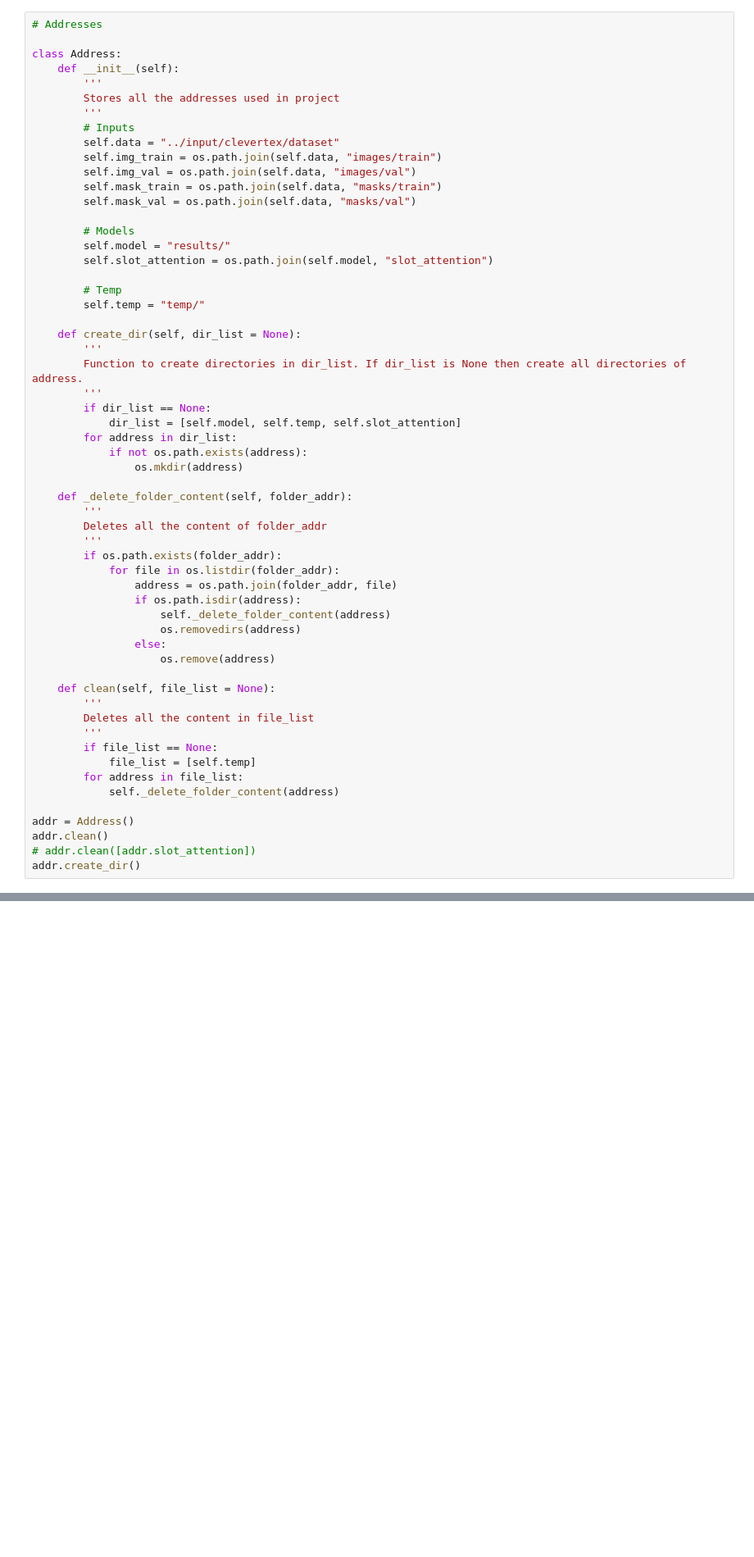
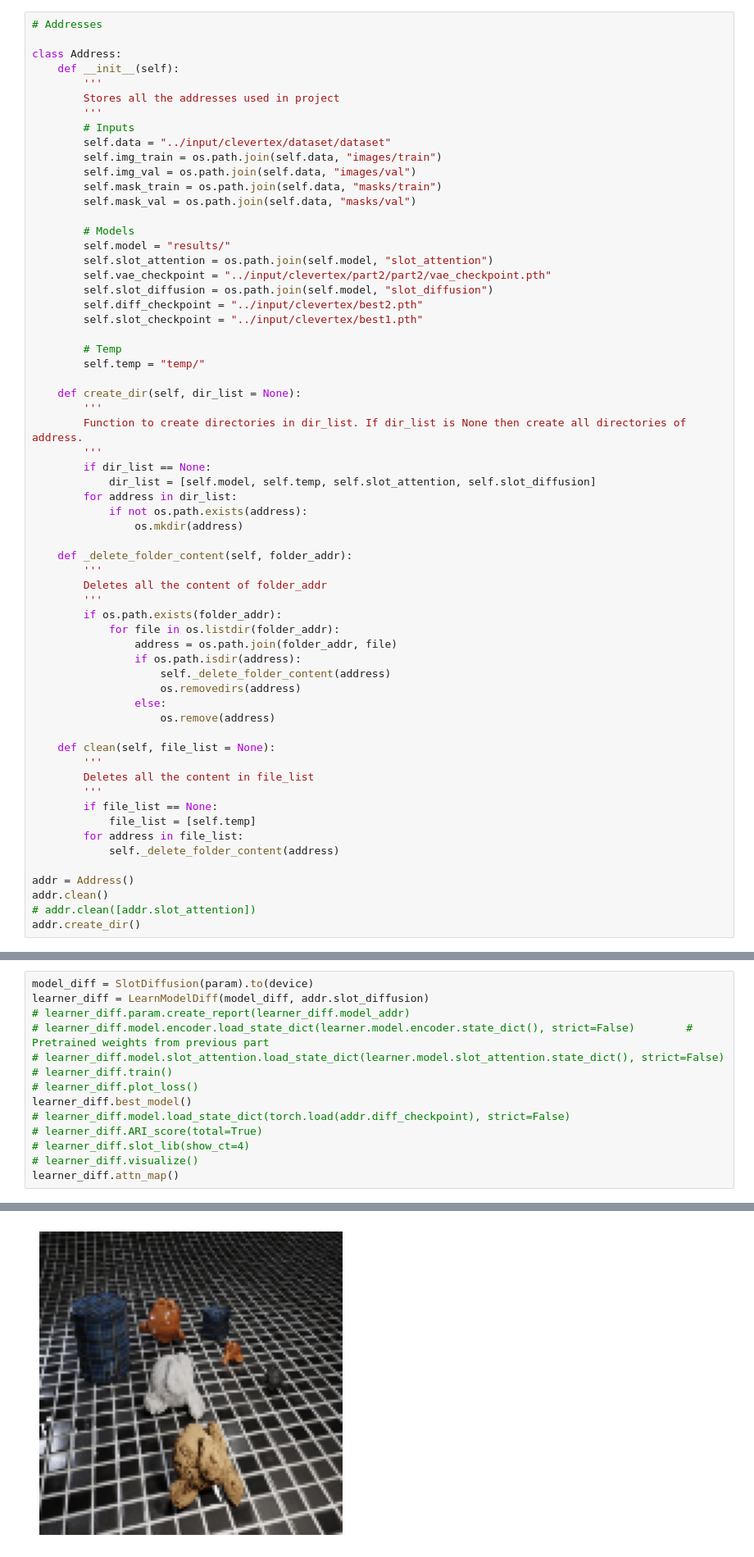
Before and after one commit to ris04hit/COL775, a Jupyter notebook: A2/kaggle/working_p1/main_notebook.ipynb, the cells around one changed output, grey strips where cells are left out. Shown at 82% size. Cells and saved outputs as stored; diff of their text form; blank space fills up the shorter version.

```diff
--- a/A2/kaggle/working_p1/main_notebook.ipynb
+++ b/A2/kaggle/working_p1/main_notebook.ipynb
@@ -17,7 +27,7 @@ class Address:
         Stores all the addresses used in project
         '''
         # Inputs
-        self.data = "../input/clevertex/dataset"
+        self.data = "../input/clevertex/dataset/dataset"
         self.img_train = os.path.join(self.data, "images/train")
         self.img_val = os.path.join(self.data, "images/val")
         self.mask_train = os.path.join(self.data, "masks/train")
@@ -26,6 +36,10 @@ class Address:
         # Models
         self.model = "results/"
         self.slot_attention = os.path.join(self.model, "slot_attention")
+        self.vae_checkpoint = "../input/clevertex/part2/part2/vae_checkpoint.pth"
+        self.slot_diffusion = os.path.join(self.model, "slot_diffusion")
+        self.diff_checkpoint = "../input/clevertex/best2.pth"
+        self.slot_checkpoint = "../input/clevertex/best1.pth"
 
         # Temp
         self.temp = "temp/"
@@ -35,7 +49,7 @@ class Address:
         Function to create directories in dir_list. If dir_list is None then create all directories of address.
         '''
         if dir_list == None:
-            dir_list = [self.model, self.temp, self.slot_attention]
+            dir_list = [self.model, self.temp, self.slot_attention, self.slot_diffusion]
         for address in dir_list:
             if not os.path.exists(address):
                 os.mkdir(address)
@@ -829,0 +1573,15 @@ learner.visualize()
+# %%
+model_diff = SlotDiffusion(param).to(device)
+learner_diff = LearnModelDiff(model_diff, addr.slot_diffusion)
+# learner_diff.param.create_report(learner_diff.model_addr)
+# learner_diff.model.encoder.load_state_dict(learner.model.encoder.state_dict(), strict=False)        # Pretrained weights from previous part
+# learner_diff.model.slot_attention.load_state_dict(learner.model.slot_attention.state_dict(), strict=False)
+# learner_diff.train()
+# learner_diff.plot_loss()
+learner_diff.best_model()
+# learner_diff.model.load_state_dict(torch.load(addr.diff_checkpoint), strict=False)
+# learner_diff.ARI_score(total=True)
+# learner_diff.slot_lib(show_ct=4)
+# learner_diff.visualize()
+learner_diff.attn_map()
+# %% [output]
@@ -829,0 +1591 @@ learner.visualize()
+[figure, added]
```
Also changed, not shown: parts of 7 cells of this notebook, 2 other files.
